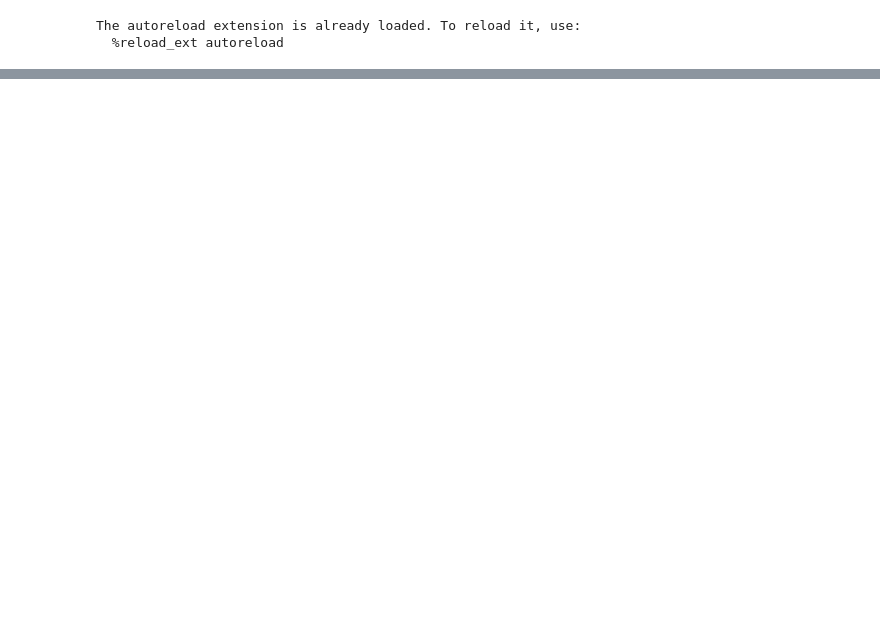
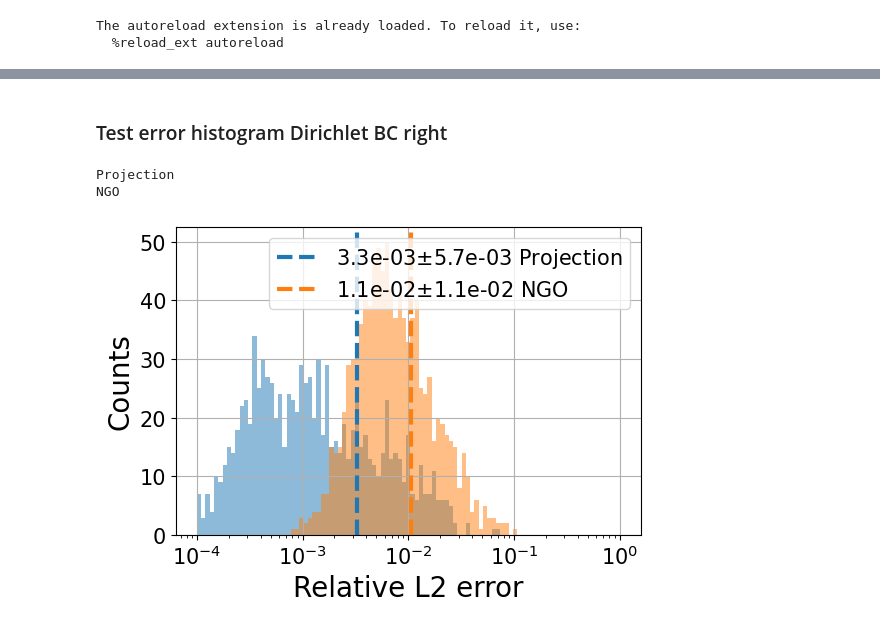
Before and after one commit to JoostHMPrins/ngo, a Jupyter notebook: analysisnotebooks/NGOpredictions.ipynb, the cells around one changed output, grey strips where cells are left out. Cells and saved outputs as stored; diff of their text form; code cells hidden in the pictures; blank space fills up the shorter version.

```diff
--- a/analysisnotebooks/NGOpredictions.ipynb
+++ b/analysisnotebooks/NGOpredictions.ipynb
@@ -90,0 +190,51 @@ FEM POD-BS PG
+# %% [markdown]
+### Test error histogram Dirichlet BC right
+# %%
+size_title = 20
+size_ticklabels = 15
+size_axeslabels = 20
+
+fig, ax = plt.subplots(1,1, figsize=(6, 4))
+fig.subplots_adjust(left=None, bottom=None, right=None, top=None, wspace=0.4, hspace=0.4)
+
+colors = ['C0','C1','C2','C3','C4','C5','C6','C7','C8','C9','C10']
+
+x_test = np.random.uniform(0,1, size=(N_samples,268,2))
+x_test[:,:,0] = 1
+
+theta_exact = []
+for i in range(len(theta_test)):
+    theta_exact.append(theta_test[i](x_test[i]))
+theta_exact = np.array(theta_exact)
+
+gr_exact = []
+for i in range(len(gr_test)):
+    gr_exact.append(gr_test[i](x_test[i]))
+gr_exact = np.array(gr_exact)
+
+j=0
+for model in modeldict:
+    print(str(model))
+    u_hat = modeldict[str(model)].simforward(theta_test, f_test, etab_test, etat_test, gl_test, gr_test, x_test, u_test)
+    L2 = np.linalg.norm(u_hat*theta_exact - gr_exact, ord=2, axis=-1)
+    norm = np.linalg.norm(gr_exact, ord=2, axis=-1)
+    L2_scaled = (L2/norm)
+    L2_scaled_avg = np.average(L2_scaled)
+    sigma = np.std(L2_scaled)
+    ax.hist(L2_scaled, bins=np.logspace(-4,0,100), density=False, alpha=0.5, linewidth=1, color=colors[j], histtype='bar')
+    # ax.hist(L2_scaled, bins=100, density=False, alpha=0.5, linewidth=1, color=colors[j], histtype='bar')
+    ax.axvline(L2_scaled_avg, 0, 1, linewidth=3, linestyle='--', color=colors[j], label=format(L2_scaled_avg, f".{1}e")+r'$\pm$'+format(sigma, f".{1}e")+' '+str(model))
+    j+=1
+ax.legend(fontsize=15)
+ax.tick_params(axis='both', labelsize=size_ticklabels)
+ax.set_xlabel(r'Relative L2 error', fontsize=size_axeslabels)
+ax.set_ylabel(r'Counts', fontsize=size_axeslabels)
+ax.grid()
+ax.set_xscale('log')
+# ax.set_yscale('log')
+
+plt.savefig("gr.svg", bbox_inches='tight')
+# %% [output]
+Projection
+NGO
+[figure, added]
```
Also changed, not shown: parts of 27 cells of this notebook.
